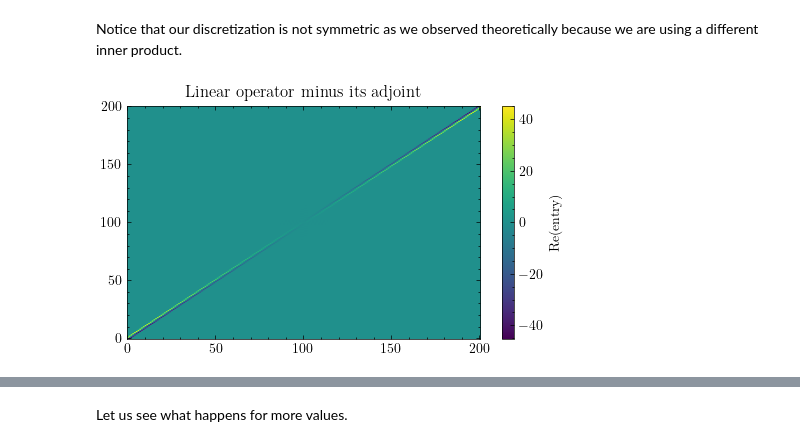
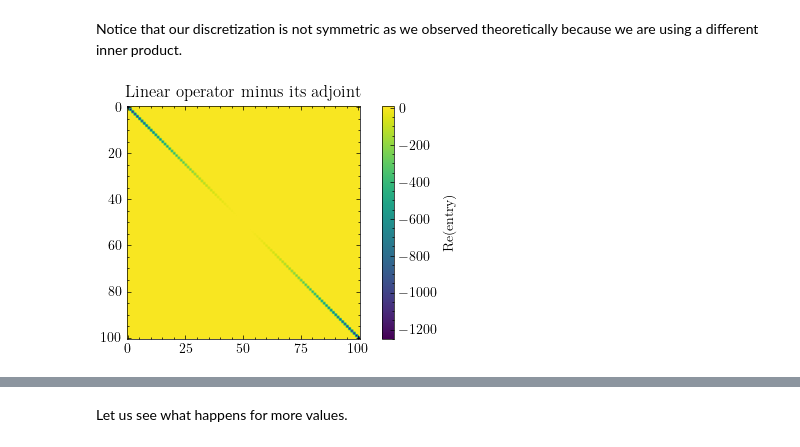
Before and after one commit to lucasmoschen/mckean-vlasov, a Jupyter notebook: codes/plotting.ipynb, the cells around one changed output, grey strips where cells are left out. Drawn from its saved outputs; the diff is of its cells as text; code cells hidden in the pictures.

```diff
--- a/codes/plotting.ipynb
+++ b/codes/plotting.ipynb
@@ -355,20 +348,21 @@ def compute_L_H_minus1(M, K):
 # %%
 K = 1.1
-solver = McKeanVlasovSolver(L=100, d=2*np.pi, G=G, alpha=[alpha1, alpha2, alpha3, alpha4],
+x = np.linspace(0, 2*np.pi, 1000)
+solver = McKeanVlasovSolver(L=50, d=2*np.pi, G=G, alpha=[alpha1, alpha2, alpha3, alpha4],
                             W=W(K=K), mu_0=mu_0_mixed, min_fourier_samples=5000, delta=-0.0001,
                             grad_alpha=[nabla_alpha1, nabla_alpha2, nabla_alpha3, nabla_alpha4],
                             state_weight=1000, sigma=0.5,
-                            final_distribution=FourierUtils(L=100,
+                            final_distribution=FourierUtils(L=50,
                                                             d=2*np.pi,
                                                             min_fourier_samples=5000).project_function(desired_distribution(K=K)))
 linear_operator = -(solver.L_G + solver.K + solver.sigma * solver.D)
 
 plt.figure(figsize=(5, 3))
-plt.imshow(np.real(linear_operator - np.conjugate(linear_operator.T)), cmap='viridis', aspect='auto', origin='lower')
+plt.imshow(np.real(linear_operator), cmap='viridis', aspect='equal')
 plt.colorbar(label='Re(entry)')
 plt.title('Linear operator minus its adjoint')
 plt.tight_layout()
 plt.savefig('../images/kuramoto_example_linear_matrix.pdf', format="PDF", bbox_inches='tight')
 plt.show()
 # %% [output]
-[figure, old version]
+[figure, new version]
```
Also changed, not shown: parts of 12 cells of this notebook, 4 other files.
